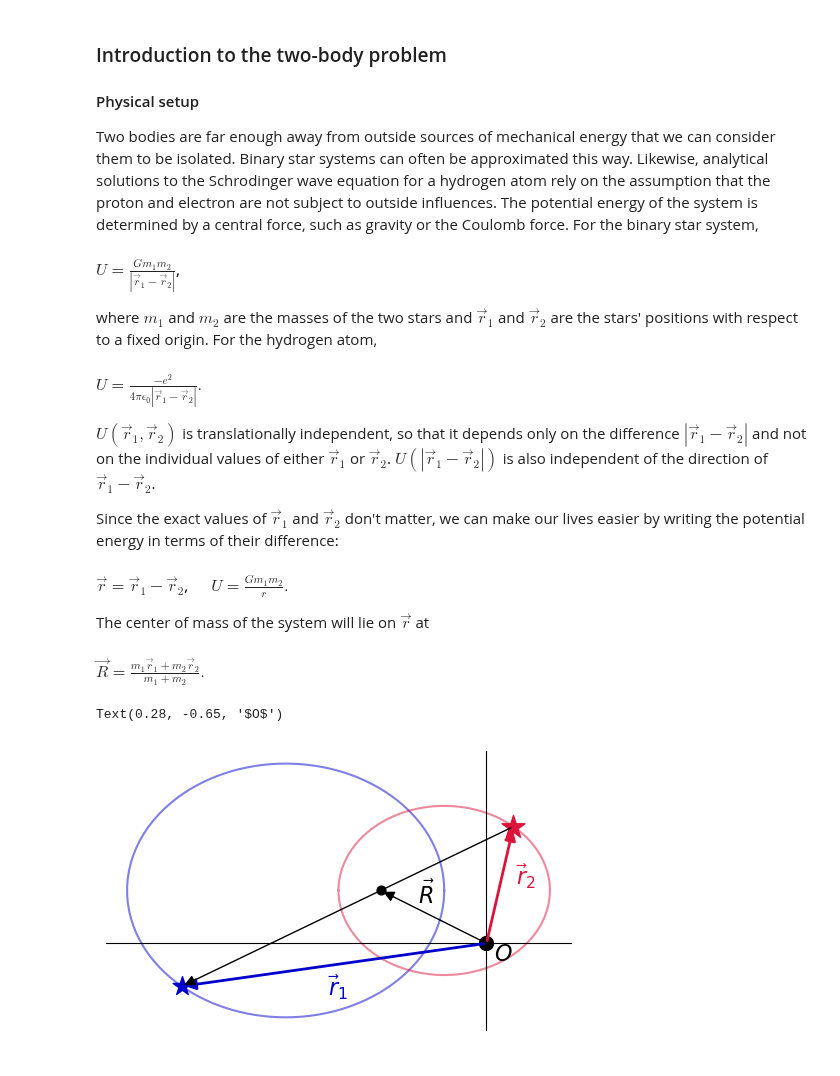
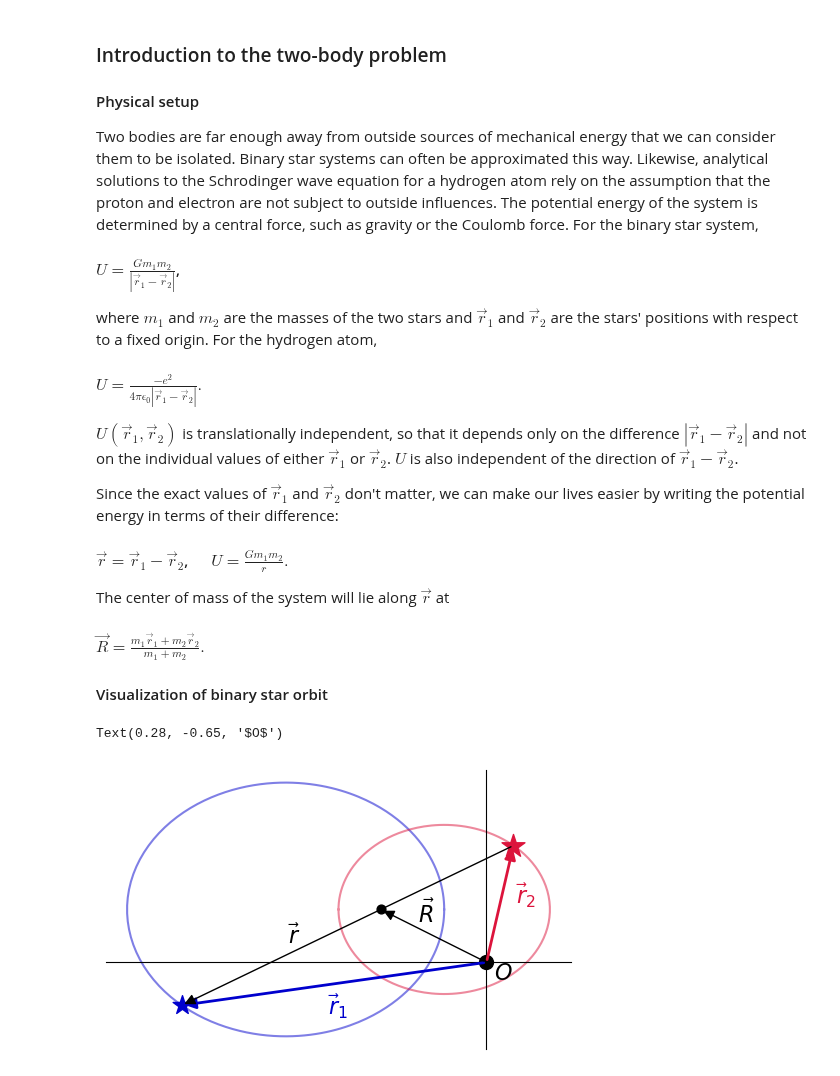
Before and after one commit to sdrastro/PHYS620, a Jupyter notebook: two_body.ipynb, the cells around one changed output. Cells and saved outputs as stored; diff of their text form; code cells hidden in the pictures.

```diff
--- a/two_body.ipynb
+++ b/two_body.ipynb
@@ -11,15 +11,17 @@ where $m_1$ and $m_2$ are the masses of the two stars and $\vec{r}_1$ and $\vec{
 
 #### $U = \frac{-e^2}{4 \pi \epsilon_0 |\vec{r}_1 - \vec{r}_2|}.$
 
-$U(\vec{r}_1, \vec{r}_2)$ is translationally independent, so that it depends only on the difference $|\vec{r}_1 - \vec{r}_2|$ and not on the individual values of either $\vec{r}_1$ or $\vec{r}_2$. $U(|\vec{r}_1 - \vec{r}_2|)$ is also independent of the direction of $\vec{r}_1 - \vec{r}_2$.
+$U(\vec{r}_1, \vec{r}_2)$ is translationally independent, so that it depends only on the difference $|\vec{r}_1 - \vec{r}_2|$ and not on the individual values of either $\vec{r}_1$ or $\vec{r}_2$. $U$ is also independent of the direction of $\vec{r}_1 - \vec{r}_2$.
 
 Since the exact values of $\vec{r}_1$ and $\vec{r}_2$ don't matter, we can make our lives easier by writing the potential energy in terms of their difference:
 
 #### $\vec{r} = \vec{r}_1 - \vec{r}_2$, &emsp; $U = \frac{G m_1 m_2}{r}.$
 
-The center of mass of the system will lie on $\vec{r}$ at
+The center of mass of the system will lie along $\vec{r}$ at
 
 #### $\vec{R} = \frac{m_1 \vec{r}_1 + m_2 \vec{r}_2}{m_1 + m_2}.$
+
+#### Visualization of binary star orbit
 # %%
 import numpy as np
 import matplotlib.pyplot as plt
@@ -83,32 +85,33 @@ ax.set_yticks([])
 
 # Plot both ellipses
 plt.plot(x1ell+xtr, y1ell+ytr, color=c1, alpha=0.5)
 plt.plot(x2ell+xtr, y2ell+ytr, color=c2, alpha=0.5)
 plt.scatter([x1ex+xtr], [y1ex+ytr], marker='*', color=c1, s=100*m1)
 plt.scatter([x2ex+xtr], [y2ex+ytr], marker='*', color=c2, s=100*m2)
 
 # Mark center of mass
 ax.scatter([xtr], [ytr], color='k', s=40)
 
 # Mark origin
 ax.scatter([0], [0], color='k', s=100)
 
 # Draw arrows
 ax.annotate('', xy=(x1ex+xtr, y1ex+ytr), xytext=(0, 0),
             arrowprops=dict(facecolor=c1, edgecolor=c1, arrowstyle='-|>', lw=2))
 ax.annotate('', xy=(x2ex+xtr, y2ex+ytr), xytext=(0, 0),
             arrowprops=dict(facecolor=c2, edgecolor=c2, arrowstyle='-|>', lw=2))
 ax.annotate('', xy=(x1ex+xtr, y1ex+ytr), xytext=(x2ex+xtr, y2ex+ytr),
             arrowprops=dict(facecolor='k', edgecolor='k', arrowstyle='-|>'))
 ax.annotate('', xy=(0, 0), xytext=(xtr, ytr),
             arrowprops=dict(facecolor='k', edgecolor='k', arrowstyle='<|-'))
 
 # Add text
 ax.text(-6, -2, r"$\vec{r}_1$", color=c1)
 ax.text(1.1, 2.2, r"$\vec{r}_2$", color=c2)
 ax.text(-2.6, 1.5, r"$\vec{R}$", color='k')
+ax.text(-7.5, 0.7, r"$\vec{r}$")
 ax.text(0.28, -0.65, r"$O$", color='k')
 # %% [output]
 Text(0.28, -0.65, '$O$')
-[figure, old version]
+[figure, new version]
 # %% [markdown]
```
Also changed, not shown: parts of 4 cells of this notebook.
